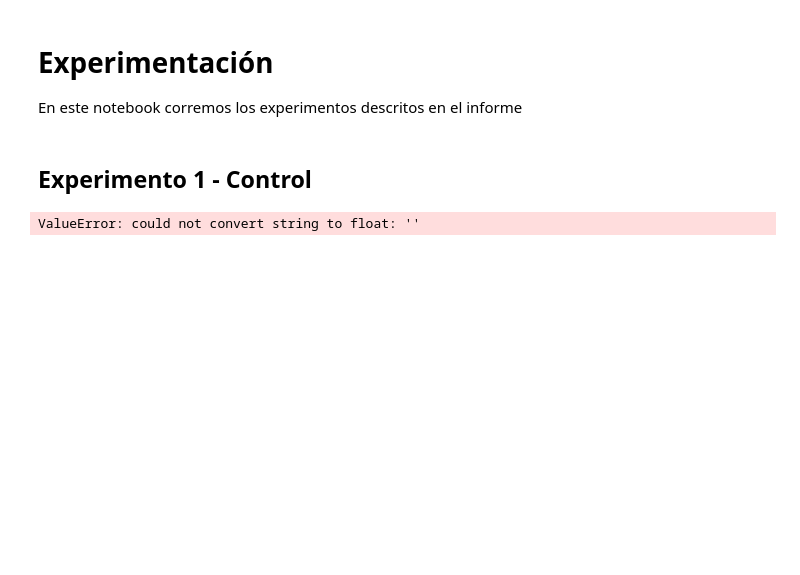
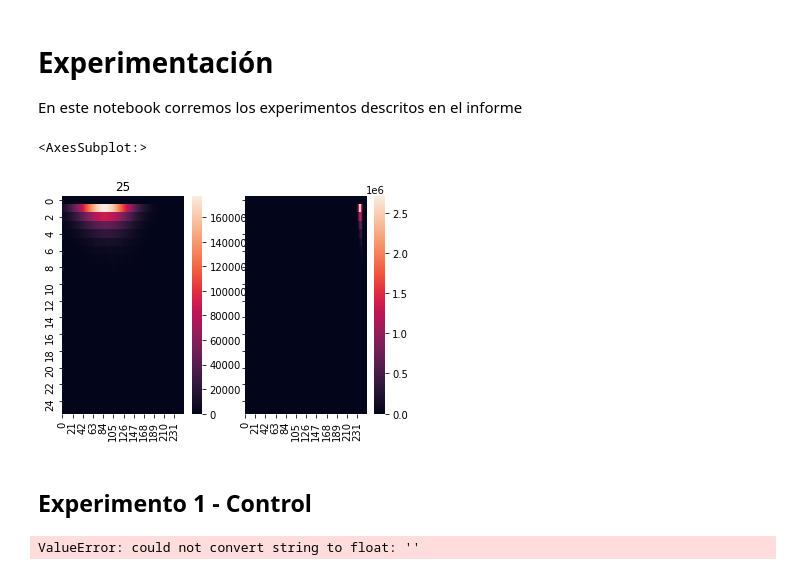
Before and after one commit to mnPanic/algo3-tp1, a Jupyter notebook: jupyter/experimentation.ipynb, the cells around one changed output. Drawn from its saved outputs; the diff is of its cells as text; code cells hidden in the pictures; blank space fills up the shorter version.

```diff
--- a/jupyter/experimentation.ipynb
+++ b/jupyter/experimentation.ipynb
@@ -21,6 +13,31 @@ def run(algorithm: str, instance_path: str) -> (int, float):
     )
 
     return int(result.stdout), float(result.stderr)
+# %%
+import json
+import pandas as pd
+import seaborn as sns
+import matplotlib.pyplot as plt
+
+def run_solapamiento(instance_path: str):
+    """Corre el programa para la instancia dada y devuelve (resultado, matriz de solapamiento)."""
+    result = subprocess.run(
+        f"../build/npm GR < {instance_path}",
+        shell=True, capture_output=True, text=True, check=True,
+    )
+
+    return json.loads(result.stderr.split('\n')[0])["pd_accesses"]
+
+df1 = pd.DataFrame(run_solapamiento("instancias/grupos/1-grupos_1.in"))
+df25 = pd.DataFrame(run_solapamiento("instancias/grupos/25-grupos_1.in"))
+
+fig, ax = plt.subplots(ncols=2, sharey=True)
+g = sns.heatmap(data=df25, cbar=True, ax=ax[0])
+g.set_title("25")
+sns.heatmap(data=df1, cbar=True, ax=ax[1])
+# %% [output]
+<AxesSubplot:>
+[figure, added]
 # %%
 from typing import List
 
```
Also changed, not shown: parts of 1 cell of this notebook, 3 other files.
